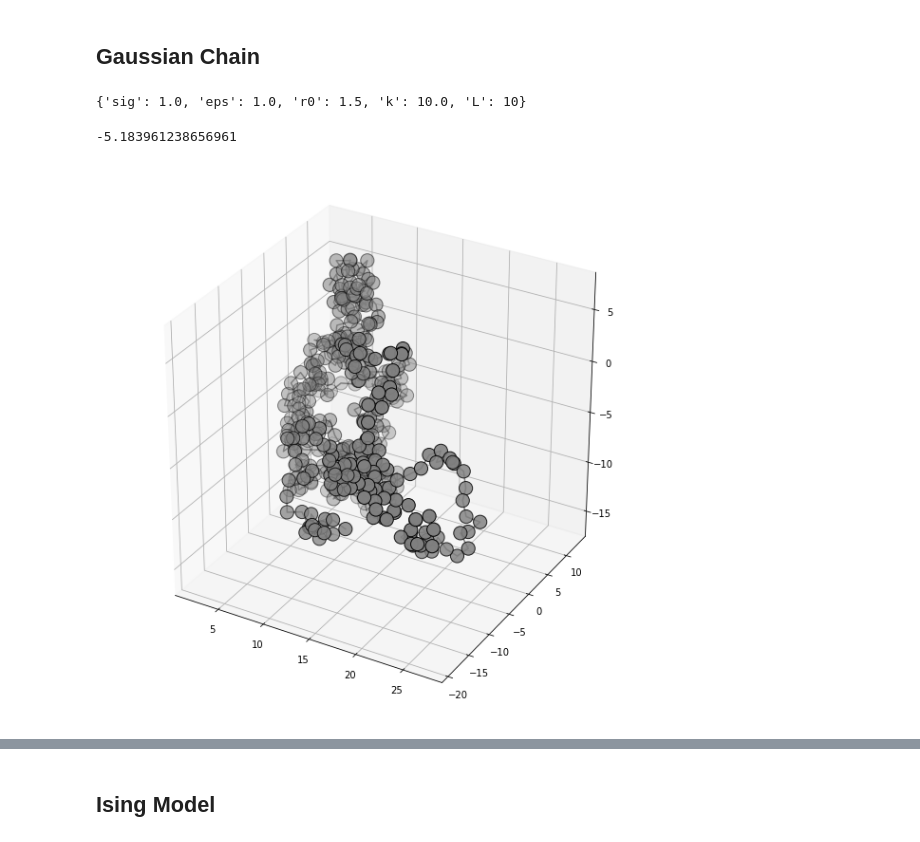
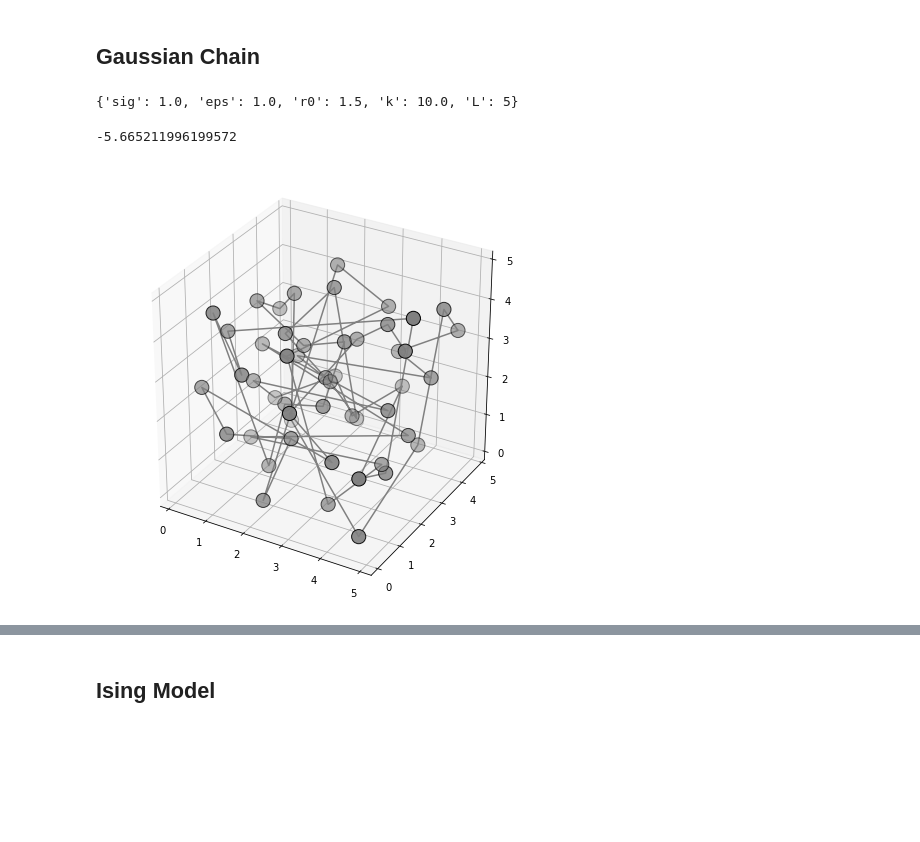
Before and after one commit to jbinagia/CS-230-Final-Project, a Jupyter notebook: development.ipynb, the cells around one changed output, grey strips where cells are left out. Saved outputs shown, nothing was run; the diff lists cells and outputs as text; code cells hidden in the pictures; blank space fills up the shorter version.

```diff
--- a/development.ipynb
+++ b/development.ipynb
@@ -34,24 +44,24 @@ lj.draw_config(x)
 # %% [markdown]
 ## Gaussian Chain
 # %%
-chain = GaussianChain(r0 = 1.5, k = 10.0, L = 10)
+chain = GaussianChain(r0 = 1.5, k = 10.0, L = 5)
 
 chain.params
 # %% [output]
-{'sig': 1.0, 'eps': 1.0, 'r0': 1.5, 'k': 10.0, 'L': 10}
+{'sig': 1.0, 'eps': 1.0, 'r0': 1.5, 'k': 10.0, 'L': 5}
 # %%
-N = 400
+N = 50
 x = chain.init_coords(N)
 
-chain.calc_energy(x)
+chain.energy(x)
 
-chain.calc_energy_idx(x, 1)
+chain.energy_idx(x, 1)
 # %% [output]
--5.183961238656961
+-5.665211996199572
 # %%
-chain.draw_config(chain._unwrap(x))
+chain.draw_config(x)
 # %% [output]
-[figure, old version]
+[figure, new version]
 # %%
 %time chain.oprm(x)
 # %% [output]
```
Also changed, not shown: parts of 35 cells of this notebook, 6 other files.
